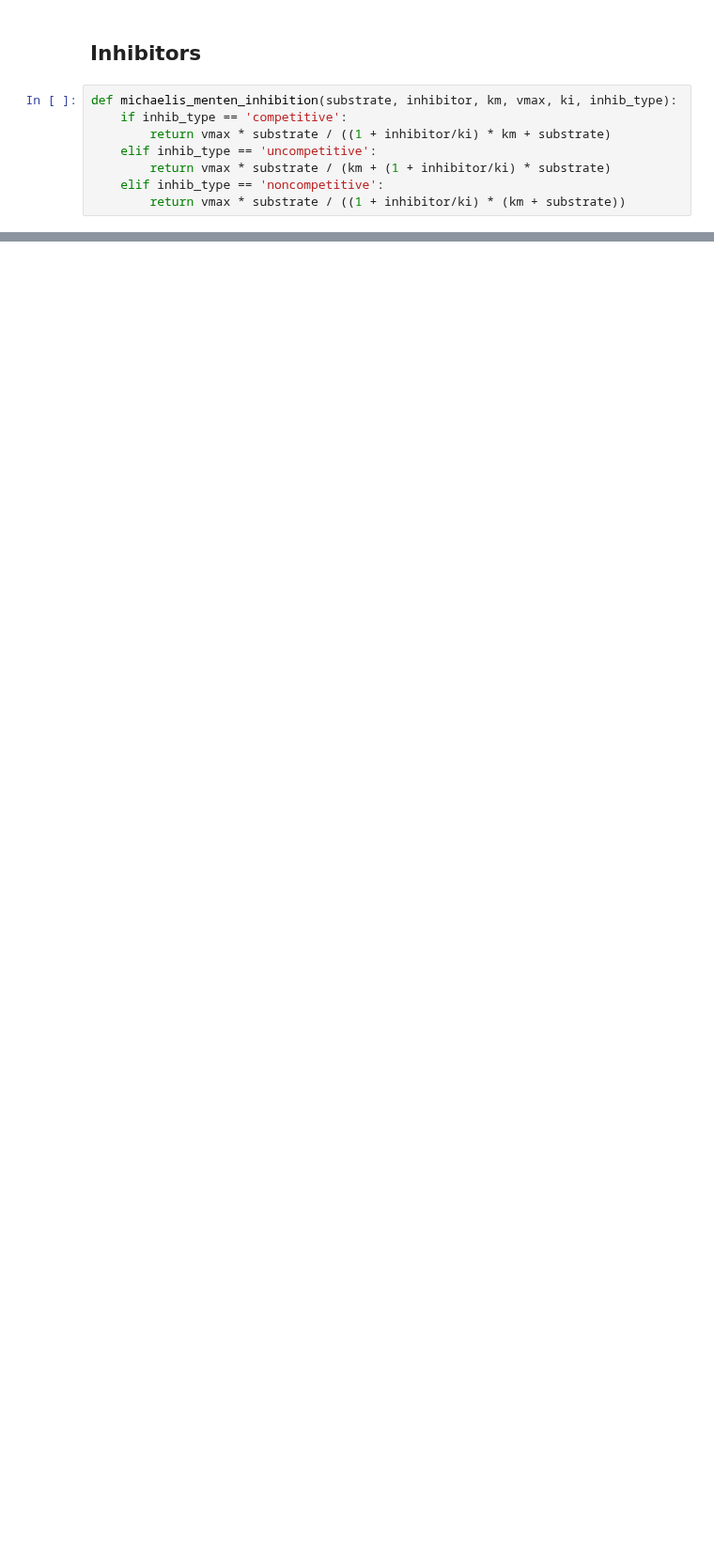
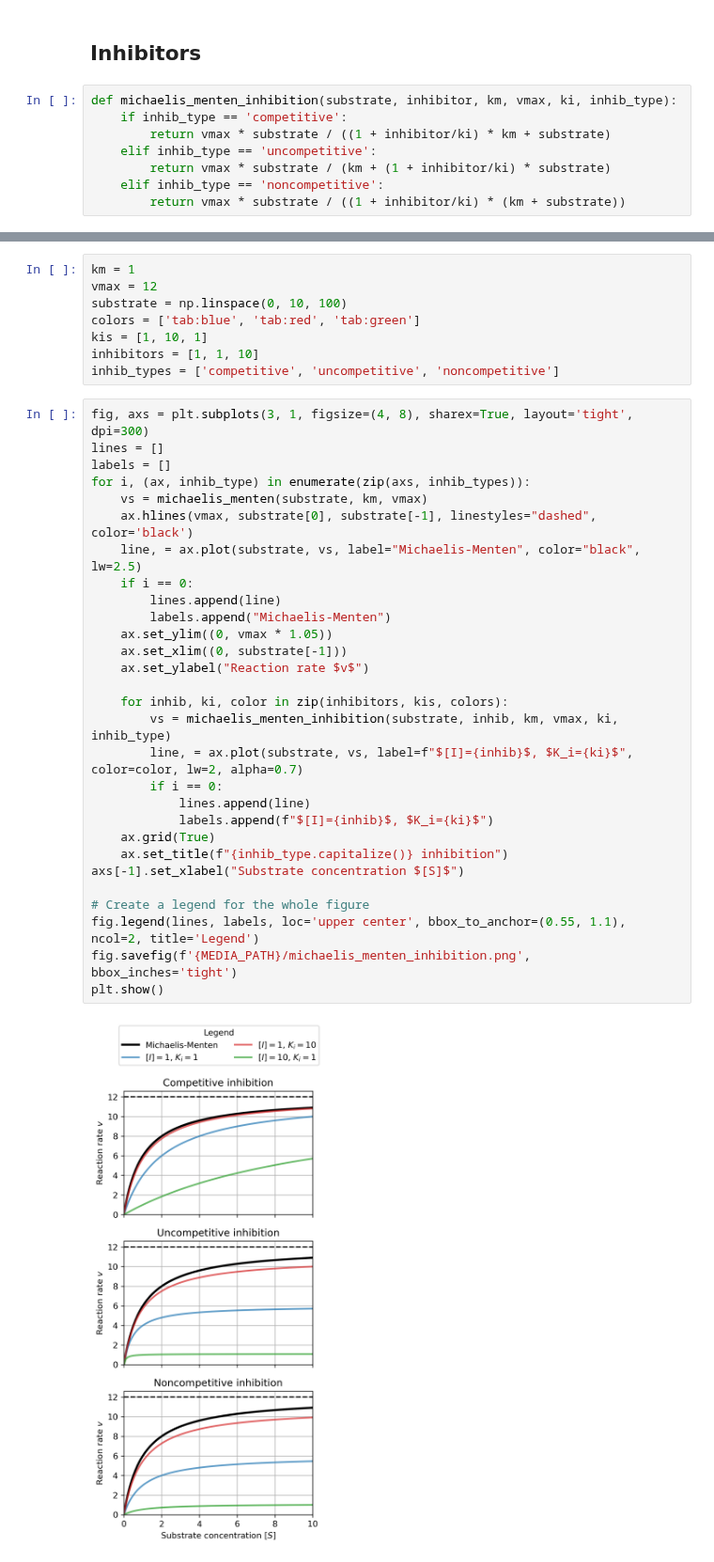
Before and after one commit to jonas4climate/metabolic-cellular-modelling, a Jupyter notebook: assignment1.ipynb, the cells around one changed output, grey strips where cells are left out. Shown at 94% size. Saved outputs shown, nothing was run; the diff lists cells and outputs as text; blank space fills up the shorter version.

```diff
--- a/assignment1.ipynb
+++ b/assignment1.ipynb
@@ -191,0 +150,39 @@ sh.close()
+# %%
+km = 1
+vmax = 12
+substrate = np.linspace(0, 10, 100)
+colors = ['tab:blue', 'tab:red', 'tab:green']
+kis = [1, 10, 1]
+inhibitors = [1, 1, 10]
+inhib_types = ['competitive', 'uncompetitive', 'noncompetitive']
+# %%
+fig, axs = plt.subplots(3, 1, figsize=(4, 8), sharex=True, layout='tight', dpi=300)
+lines = []
+labels = []
+for i, (ax, inhib_type) in enumerate(zip(axs, inhib_types)):
+    vs = michaelis_menten(substrate, km, vmax)
+    ax.hlines(vmax, substrate[0], substrate[-1], linestyles="dashed", color='black')
+    line, = ax.plot(substrate, vs, label="Michaelis-Menten", color="black", lw=2.5)
+    if i == 0:
+        lines.append(line)
+        labels.append("Michaelis-Menten")
+    ax.set_ylim((0, vmax * 1.05))
+    ax.set_xlim((0, substrate[-1]))
+    ax.set_ylabel("Reaction rate $v$")
+
+    for inhib, ki, color in zip(inhibitors, kis, colors):
+        vs = michaelis_menten_inhibition(substrate, inhib, km, vmax, ki, inhib_type)
+        line, = ax.plot(substrate, vs, label=f"$[I]={inhib}$, $K_i={ki}$", color=color, lw=2, alpha=0.7)
+        if i == 0:
+            lines.append(line)
+            labels.append(f"$[I]={inhib}$, $K_i={ki}$")
+    ax.grid(True)
+    ax.set_title(f"{inhib_type.capitalize()} inhibition")
+axs[-1].set_xlabel("Substrate concentration $[S]$")
+
+# Create a legend for the whole figure
+fig.legend(lines, labels, loc='upper center', bbox_to_anchor=(0.55, 1.1), ncol=2, title='Legend')
+fig.savefig(f'{MEDIA_PATH}/michaelis_menten_inhibition.png', bbox_inches='tight')
+plt.show()
+# %% [output]
+[figure, added]
```
Also changed, not shown: parts of 13 cells of this notebook, 3 other files.
